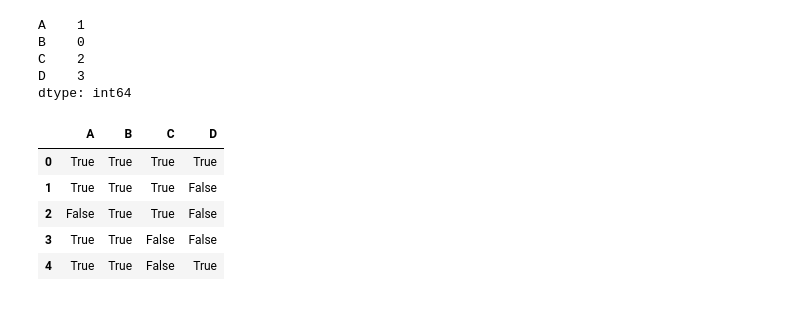
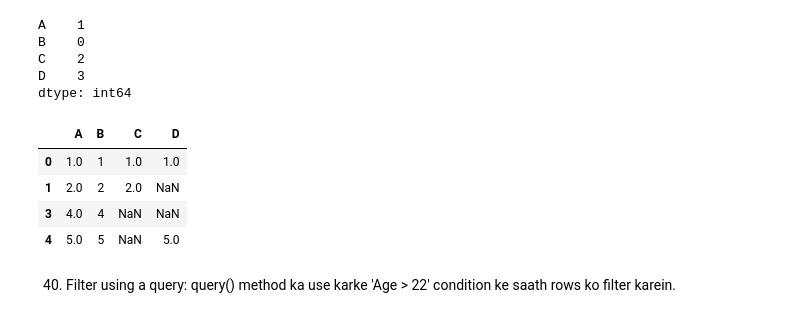
Before and after one commit to gayatrijhaxreal/questions.ipynb, a Jupyter notebook: easy level ques/part2.ipynb, the cells around one changed output. Saved outputs shown, nothing was run; the diff lists cells and outputs as text; code cells hidden in the pictures.

```diff
--- a/easy level ques/part2.ipynb
+++ b/easy level ques/part2.ipynb
@@ -307,10 +307,14 @@ C    2
 D    3
 dtype: int64
 # %%
+df1 = df[df['A'].notnull()]
+df1
 # %% [output]
 |  | A | B | C | D |
-| 0 | True | True | True | True |
-| 1 | True | True | True | False |
-| 2 | False | True | True | False |
-| 3 | True | True | False | False |
-| 4 | True | True | False | True |
+| 0 | 1.0 | 1 | 1.0 | 1.0 |
+| 1 | 2.0 | 2 | 2.0 | NaN |
+| 3 | 4.0 | 4 | NaN | NaN |
+| 4 | 5.0 | 5 | NaN | 5.0 |
+# %% [markdown]
+40. Filter using a query: query() method ka use karke 'Age > 22' condition ke saath rows ko filter
+karein.
```
Also changed, not shown: parts of 3 cells of this notebook.
